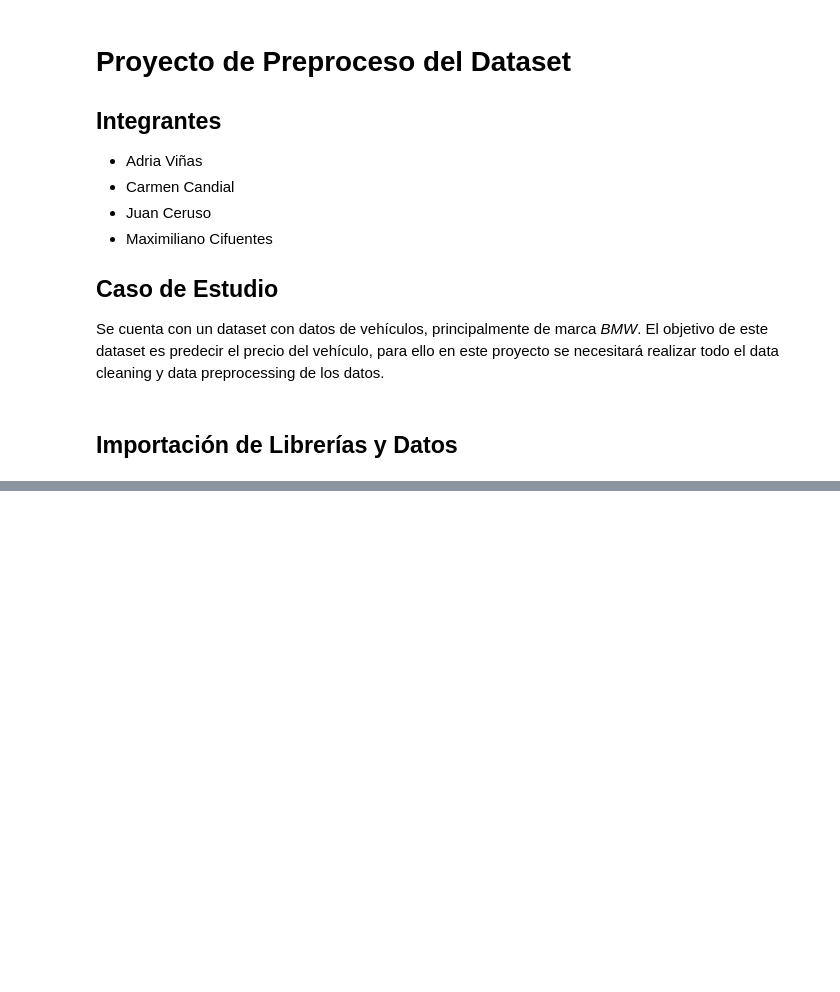
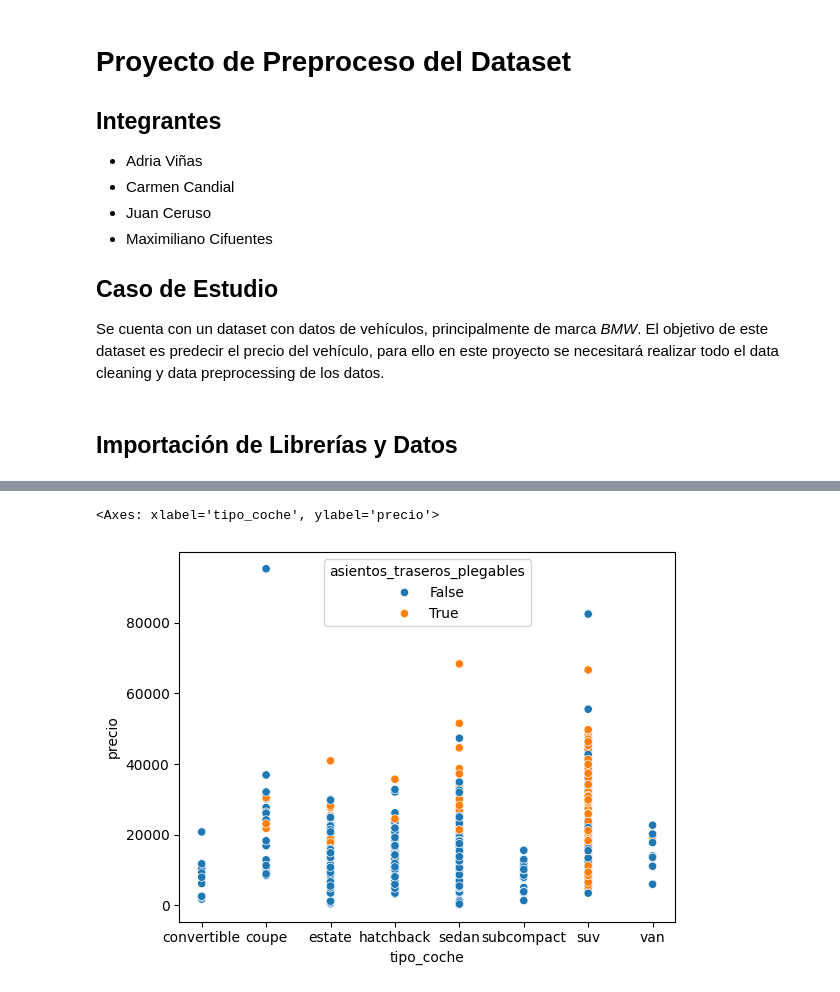
Before and after one commit to JuanCeruso/DataPreparation, a Jupyter notebook: DataPreparation.ipynb, the cells around one changed output, grey strips where cells are left out. Saved outputs shown, nothing was run; the diff lists cells and outputs as text; code cells hidden in the pictures; blank space fills up the shorter version.

```diff
--- a/DataPreparation.ipynb
+++ b/DataPreparation.ipynb
@@ -33,0 +167,6 @@ df_cars.head()
+# %%
+# Completar los nulos de la columna "marca" con la moda
+
+moda_marca = df_cars["marca"].mode()[0]
+
+df_cars["marca"] = df_cars["marca"].fillna(moda_marca)
@@ -33,0 +195,5 @@ df_cars.head()
+# %%
+sns.scatterplot(x="tipo_coche", y="precio", hue="asientos_traseros_plegables", data=df_cars)
+# %% [output]
+<Axes: xlabel='tipo_coche', ylabel='precio'>
+[figure, added]
```
Also changed, not shown: parts of 8 cells of this notebook.
